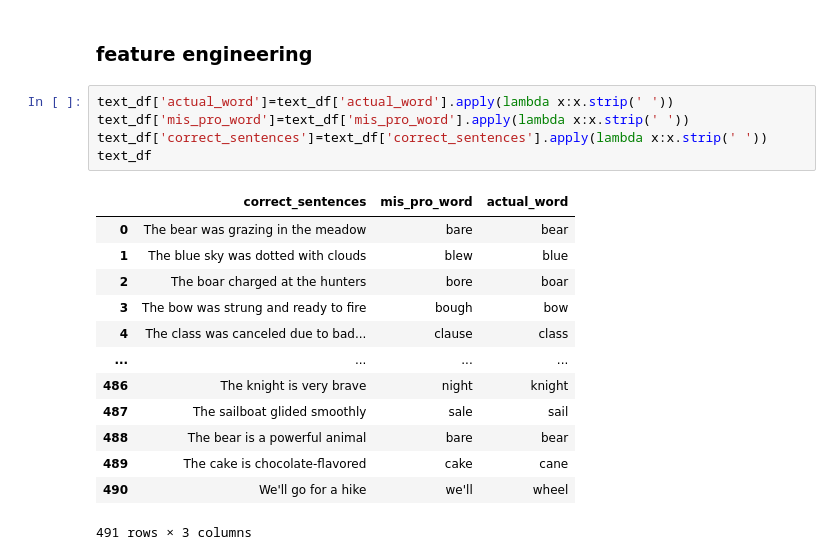
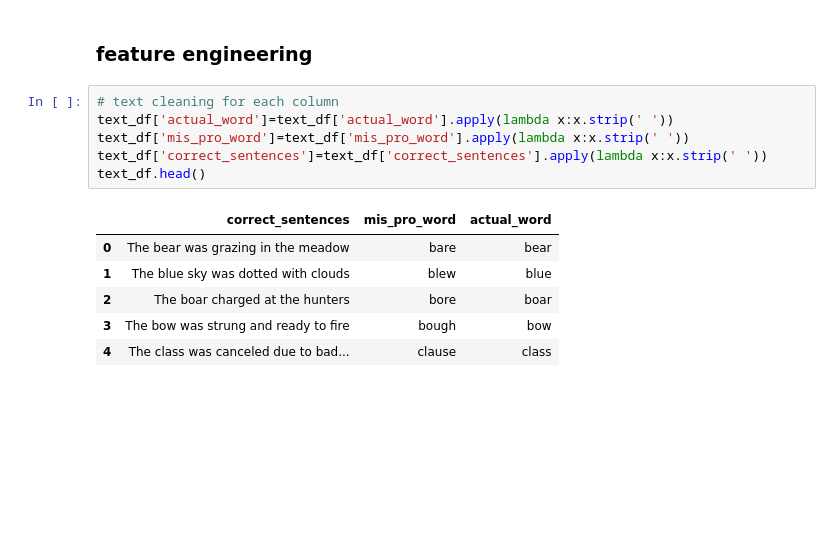
Before and after one commit to bhaskar112car/detect-and-correct-mis-pronounced-words-in-sentences-using-TensorFlow-python-, a Jupyter notebook: detect and correct mis-pronounced words in sentences using TensorFlow python .ipynb, the cells around one changed output. Drawn from its saved outputs; the diff is of its cells as text; blank space fills up the shorter version.

```diff
--- a/detect and correct mis-pronounced words in sentences using TensorFlow python .ipynb
+++ b/detect and correct mis-pronounced words in sentences using TensorFlow python .ipynb
@@ -68,24 +59,18 @@ text_df
 # %% [markdown]
 ### feature engineering
 # %%
+# text cleaning for each column
 text_df['actual_word']=text_df['actual_word'].apply(lambda x:x.strip(' '))
 text_df['mis_pro_word']=text_df['mis_pro_word'].apply(lambda x:x.strip(' '))
 text_df['correct_sentences']=text_df['correct_sentences'].apply(lambda x:x.strip(' '))
-text_df
+text_df.head()
 # %% [output]
 |  | correct_sentences | mis_pro_word | actual_word |
 | 0 | The bear was grazing in the meadow | bare | bear |
 | 1 | The blue sky was dotted with clouds | blew | blue |
 | 2 | The boar charged at the hunters | bore | boar |
 | 3 | The bow was strung and ready to fire | bough | bow |
 | 4 | The class was canceled due to bad... | clause | class |
-| ... | ... | ... | ... |
-| 486 | The knight is very brave | night | knight |
-| 487 | The sailboat glided smoothly | sale | sail |
-| 488 | The bear is a powerful animal | bare | bear |
-| 489 | The cake is chocolate-flavored | cake | cane |
-| 490 | We'll go for a hike | we'll | wheel |
-491 rows × 3 columns
 # %%
 # remove duplicate rows
 text_df.drop_duplicates(inplace=True)
```
Also changed, not shown: parts of 21 cells of this notebook.
